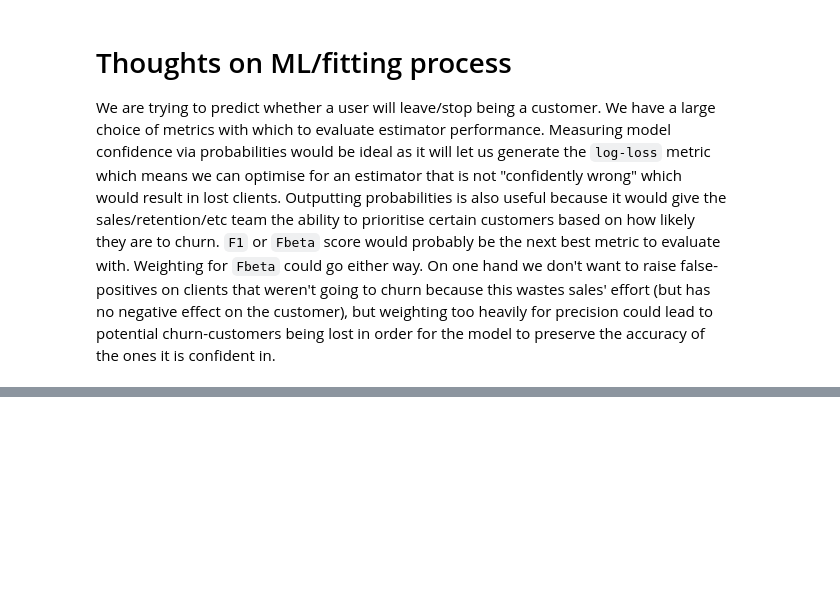
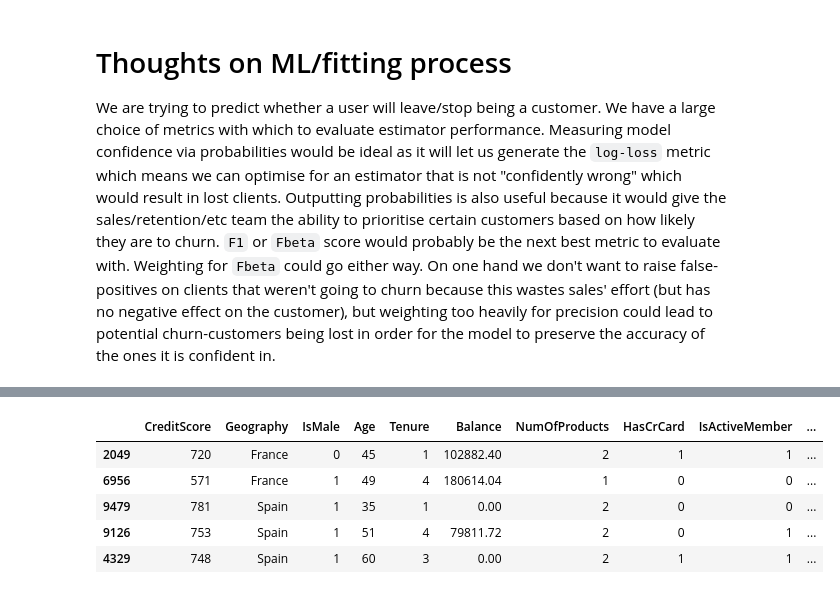
Before and after one commit to FridgeSeal/solaris, a Jupyter notebook: task2/Customer_exit_analysis.ipynb, the cells around one changed output, grey strips where cells are left out. Saved outputs shown, nothing was run; the diff lists cells and outputs as text; code cells hidden in the pictures; blank space fills up the shorter version.

Commit message:
Added model stacking

```diff
--- a/task2/Customer_exit_analysis.ipynb
+++ b/task2/Customer_exit_analysis.ipynb
@@ -345,0 +347,29 @@ array([-0.32612953, -1.09562919,  0.28969876, -1.04365974, -1.21826603,
+# %%
+# Maybe table the probability calibration for now, as we really don't care _that_ much for these models.
+
+svc = {'C': 0.1, 'class_weight': 'balanced', 'gamma': 0.3, 'kernel': 'rbf', 'probability': True, 'random_state': 74}
+gbc = {'learning_rate': 0.1, 'max_depth': 10, 'max_features': None, 'min_samples_leaf': 1, 'min_samples_split': 0.3, 'n_estimators': 600, 'random_state': 74, 'subsample': 1}
+clf1 = svm.SVC().set_params(**svc).fit(Xs, Y)
+clf2 = es.GradientBoostingClassifier().set_params(**gbc).fit(Xs, Y)
+basic_scoring(valXs, valY, clf1)
+basic_scoring(valXs, valY, clf2)
+
+svm_pc1 = cl.CalibratedClassifierCV(base_estimator=svm.SVC(), cv=5, method='sigmoid')
+svm_pc2 = cl.CalibratedClassifierCV(base_estimator=svm.SVC().set_params(**svc), cv=5, method='sigmoid').fit(Xs, Y)
+svm_pc3 = cl.CalibratedClassifierCV(base_estimator=clf1, cv='prefit', method='sigmoid')
+gb_pc1 = cl.CalibratedClassifierCV(base_estimator=es.GradientBoostingClassifier(), cv=5, method='sigmoid').fit(Xs, Y)
+gb_pc2 = cl.CalibratedClassifierCV(base_estimator=es.GradientBoostingClassifier().set_params(**gbc), cv=5, method='sigmoid').fit(Xs, Y)
+
+uncalibratedSVM = clf1.predict_proba(valXs)[:,1]
+uncalibratedGB = clf2.predict_proba(valXs)[:,1]
+calibrated_svm1 = svm_pc1.fit(Xs, Y).predict_proba(valXs)[:, 1]
+calibrated_svm2 = svm_pc2.fit(Xs, Y).predict_proba(valXs)[:, 1]
+calibrated_gb1 = gb_pc1.fit(Xs, Y).predict_proba(valXs)[:,1]
+calibrated_gb2 = gb_pc2.fit(Xs, Y).predict_proba(valXs)[:,1]
+
+print(f'No calibration SVC: {brier_score_loss(valY, uncalibratedSVM)}')
+print(f'Sigmoid calibration: {brier_score_loss(valY, calibrated_svm1)}')
+print(f'Sigmoid calibration: {brier_score_loss(valY, calibrated_svm2)}')
+print(f'No calibration Gradient Boosting: {brier_score_loss(valY, uncalibrated)}')
+print(f'Sigmoid calibration: {brier_score_loss(valY, calibrated_gb1)}')
+print(f'Sigmoid calibration: {brier_score_loss(valY, calibrated_gb2)}')
@@ -345,0 +385,9 @@ array([-0.32612953, -1.09562919,  0.28969876, -1.04365974, -1.21826603,
+# %%
+metasvm = clf1.predict(Xs)
+metagb = clf2.predict(Xs)
+
+metasvm2 = clf1.predict(valXs)
+metagb2 = clf2.predict(valXs)
+train3 = train2.assign(meta_svm=metasvm, meta_gb=metagb)
+valX2 = valX.assign(meta_svm=metasvm2, meta_gb=metagb2)
+train3.head()
@@ -345,0 +401,9 @@ array([-0.32612953, -1.09562919,  0.28969876, -1.04365974, -1.21826603,
+# %%
+valX2.head()
+# %% [output]
+|  | CreditScore | Geography | IsMale | Age | Tenure | Balance | NumOfProducts | HasCrCard | IsActiveMember | ... |
+| 2049 | 720 | France | 0 | 45 | 1 | 102882.40 | 2 | 1 | 1 | ... |
+| 6956 | 571 | France | 1 | 49 | 4 | 180614.04 | 1 | 0 | 0 | ... |
+| 9479 | 781 | Spain | 1 | 35 | 1 | 0.00 | 2 | 0 | 0 | ... |
+| 9126 | 753 | Spain | 1 | 51 | 4 | 79811.72 | 2 | 0 | 1 | ... |
+| 4329 | 748 | Spain | 1 | 60 | 3 | 0.00 | 2 | 1 | 1 | ... |
```
Also changed, not shown: parts of 27 cells of this notebook.
